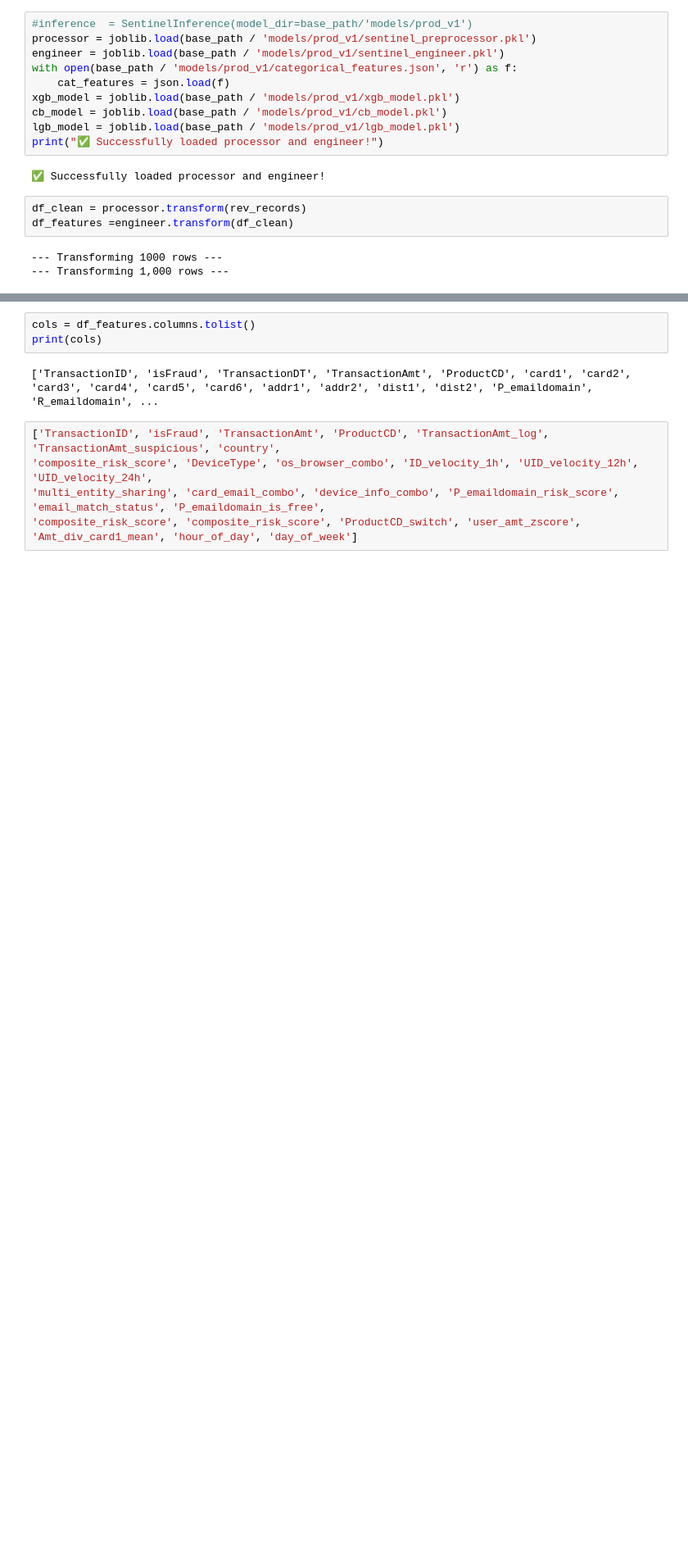
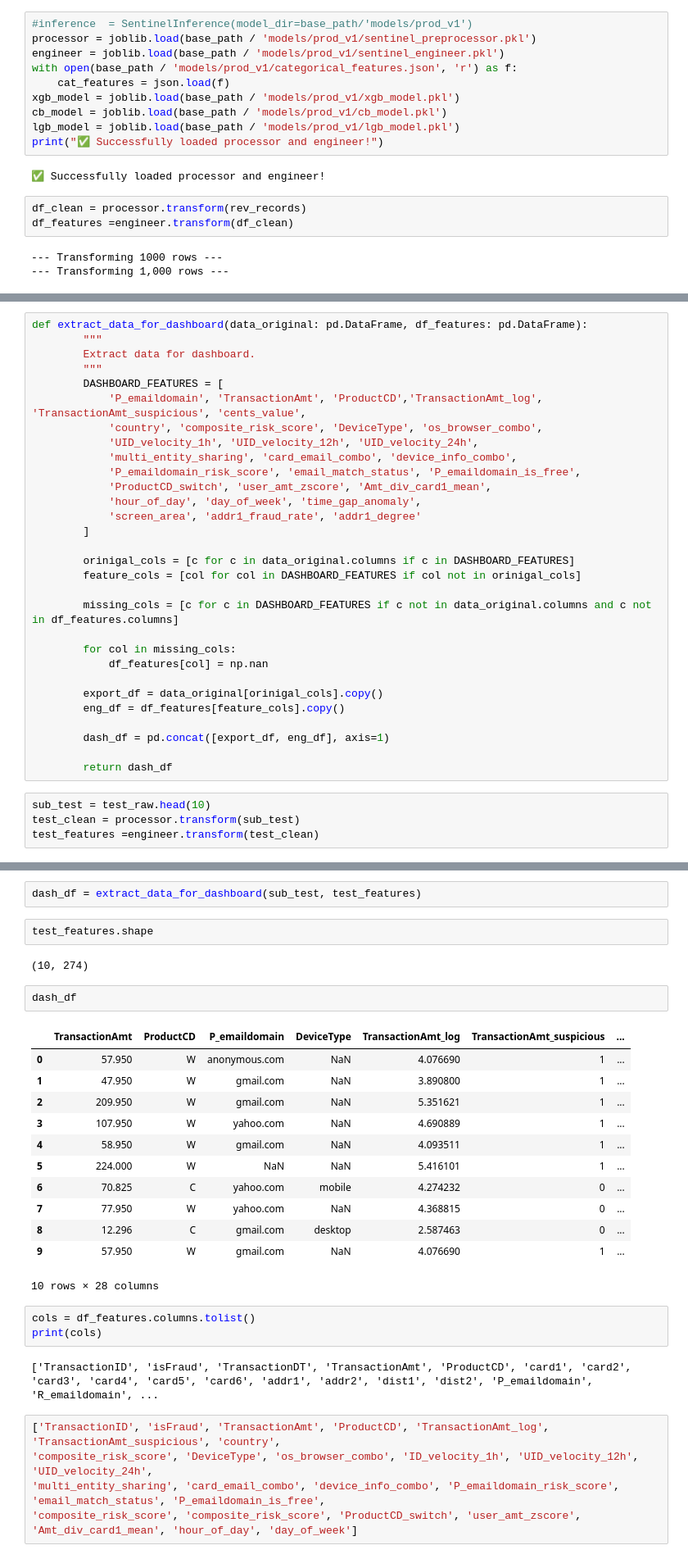
Before and after one commit to kmache/sentinel-fraud-ops, a Jupyter notebook: notebooks/01_exploration.ipynb, the cells around one changed output, grey strips where cells are left out. Shown at 82% size. Cells and saved outputs as stored; diff of their text form; blank space fills up the shorter version.

```diff
--- a/notebooks/01_exploration.ipynb
+++ b/notebooks/01_exploration.ipynb
@@ -596,0 +647,34 @@ df_features =engineer.transform(df_clean)
+# %%
+def extract_data_for_dashboard(data_original: pd.DataFrame, df_features: pd.DataFrame):
+        """
+        Extract data for dashboard.
+        """
+        DASHBOARD_FEATURES = [
+            'P_emaildomain', 'TransactionAmt', 'ProductCD','TransactionAmt_log', 'TransactionAmt_suspicious', 'cents_value',
+            'country', 'composite_risk_score', 'DeviceType', 'os_browser_combo',
+            'UID_velocity_1h', 'UID_velocity_12h', 'UID_velocity_24h',
+            'multi_entity_sharing', 'card_email_combo', 'device_info_combo',
+            'P_emaildomain_risk_score', 'email_match_status', 'P_emaildomain_is_free',
+            'ProductCD_switch', 'user_amt_zscore', 'Amt_div_card1_mean',
+            'hour_of_day', 'day_of_week', 'time_gap_anomaly',
+            'screen_area', 'addr1_fraud_rate', 'addr1_degree'
+        ]
+
+        orinigal_cols = [c for c in data_original.columns if c in DASHBOARD_FEATURES]
+        feature_cols = [col for col in DASHBOARD_FEATURES if col not in orinigal_cols]
+
+        missing_cols = [c for c in DASHBOARD_FEATURES if c not in data_original.columns and c not in df_features.columns]
+
+        for col in missing_cols:
+            df_features[col] = np.nan
+
+        export_df = data_original[orinigal_cols].copy()
+        eng_df = df_features[feature_cols].copy()
+
+        dash_df = pd.concat([export_df, eng_df], axis=1)
+
+        return dash_df
+# %%
+sub_test = test_raw.head(10)
+test_clean = processor.transform(sub_test)
+test_features =engineer.transform(test_clean)
@@ -597,3 +684,24 @@ df_features =engineer.transform(df_clean)
+# %%
+dash_df = extract_data_for_dashboard(sub_test, test_features)
+# %%
+test_features.shape
+# %% [output]
+(10, 274)
+# %%
+dash_df
+# %% [output]
+|  | TransactionAmt | ProductCD | P_emaildomain | DeviceType | TransactionAmt_log | TransactionAmt_suspicious | ... |
+| 0 | 57.950 | W | anonymous.com | NaN | 4.076690 | 1 | ... |
+| 1 | 47.950 | W | gmail.com | NaN | 3.890800 | 1 | ... |
+| 2 | 209.950 | W | gmail.com | NaN | 5.351621 | 1 | ... |
+| 3 | 107.950 | W | yahoo.com | NaN | 4.690889 | 1 | ... |
+| 4 | 58.950 | W | gmail.com | NaN | 4.093511 | 1 | ... |
+| 5 | 224.000 | W | NaN | NaN | 5.416101 | 1 | ... |
+| 6 | 70.825 | C | yahoo.com | mobile | 4.274232 | 0 | ... |
+| 7 | 77.950 | W | yahoo.com | NaN | 4.368815 | 0 | ... |
+| 8 | 12.296 | C | gmail.com | desktop | 2.587463 | 0 | ... |
+| 9 | 57.950 | W | gmail.com | NaN | 4.076690 | 1 | ... |
+10 rows × 28 columns
 # %%
 cols = df_features.columns.tolist()
 print(cols)
```
Also changed, not shown: parts of 6 cells of this notebook, 11 other files.
